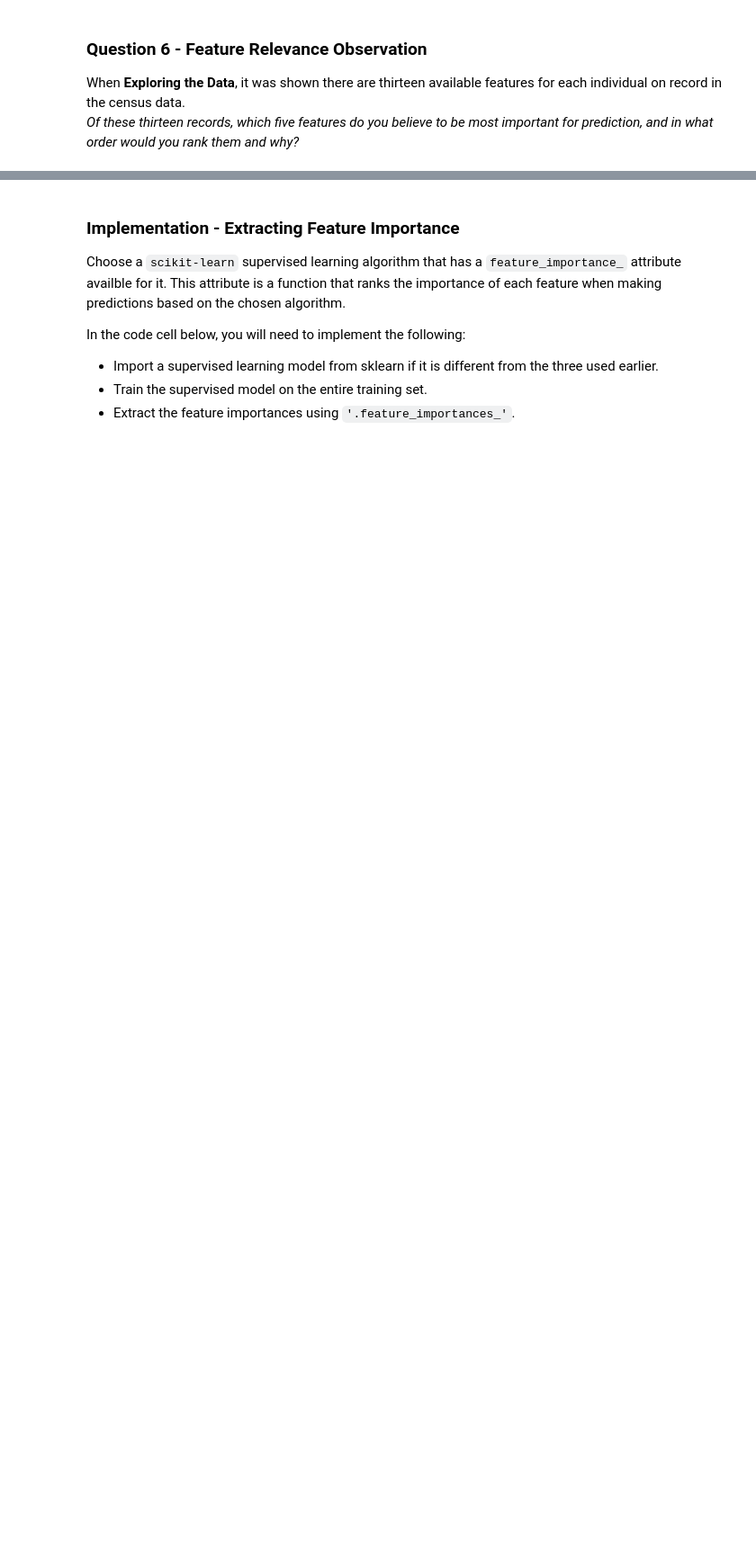
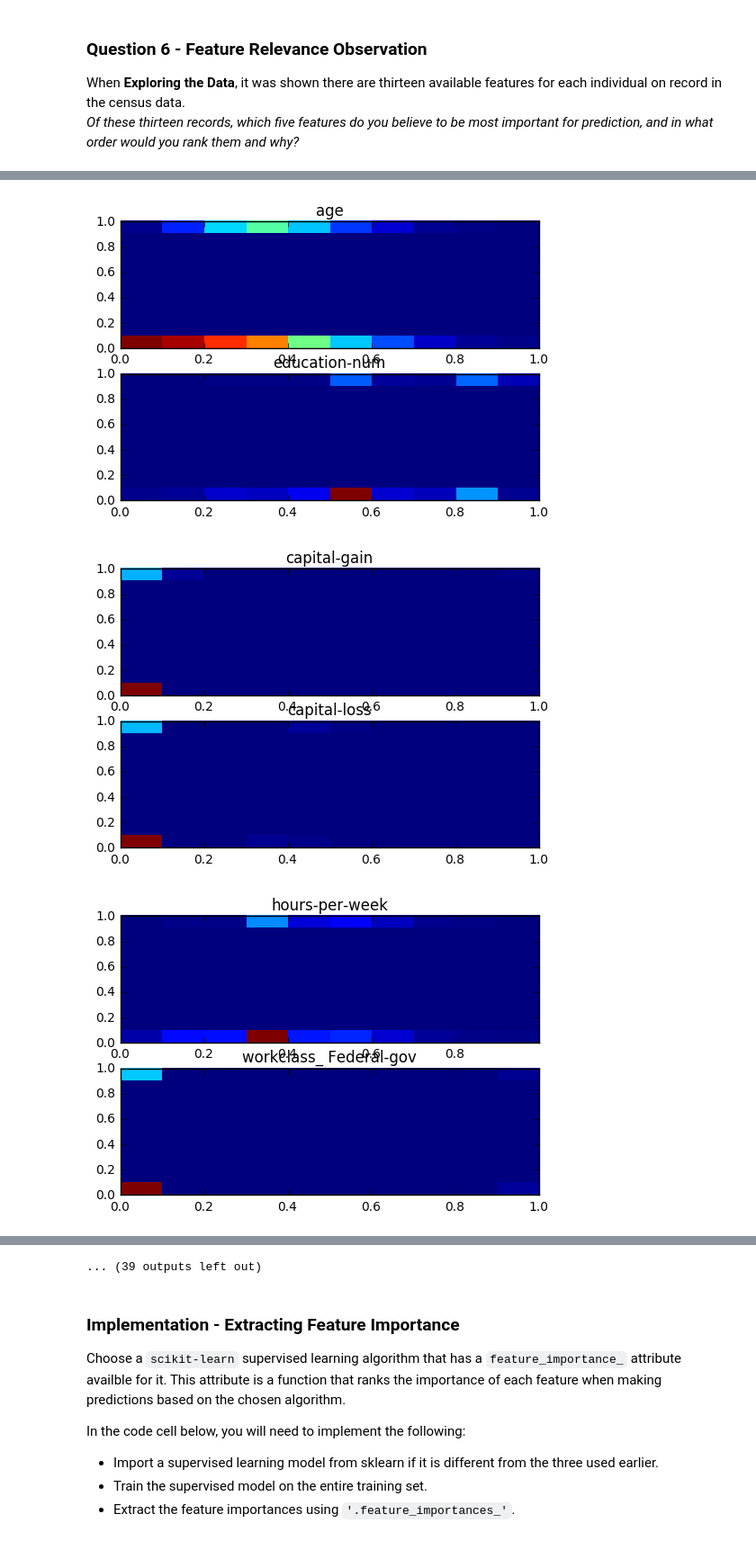
Before and after one commit to fortyMiles/find_donors, a Jupyter notebook: finding_donors.ipynb, the cells around one changed output, grey strips where cells are left out. Shown at 90% size. Cells and saved outputs as stored; diff of their text form; code cells hidden in the pictures; blank space fills up the shorter version.

```diff
--- a/finding_donors.ipynb
+++ b/finding_donors.ipynb
@@ -425,0 +605,21 @@ _Of these thirteen records, which five features do you believe to be most import
+# %%
+%matplotlib inline
+import matplotlib.pyplot as plt
+
+features = [f for f in X_train]
+
+BINS = 10
+#for f in features:
+f = features
+for i in range(0, len(features), 2):
+    if i+1 < len(features):
+        fig, p = plt.subplots(2)
+        R = p[0].hist2d(X_train[features[i]], y_train, BINS)
+        p[0].set_title(f[i])
+
+        R = p[1].hist2d(X_train[features[i+1]], y_train, BINS)
+        p[1].set_title(f[i+1])
+# %% [output]
+[figure, added]
+[figure, added]
+[figure, added]
@@ -426,3 +635,4 @@ _Of these thirteen records, which five features do you believe to be most import
+... (39 outputs left out)
 # %% [markdown]
 ### Implementation - Extracting Feature Importance
 Choose a `scikit-learn` supervised learning algorithm that has a `feature_importance_` attribute availble for it. This attribute is a function that ranks the importance of each feature when making predictions based on the chosen algorithm.
```
Also changed, not shown: parts of 25 cells of this notebook, 1 other file.
